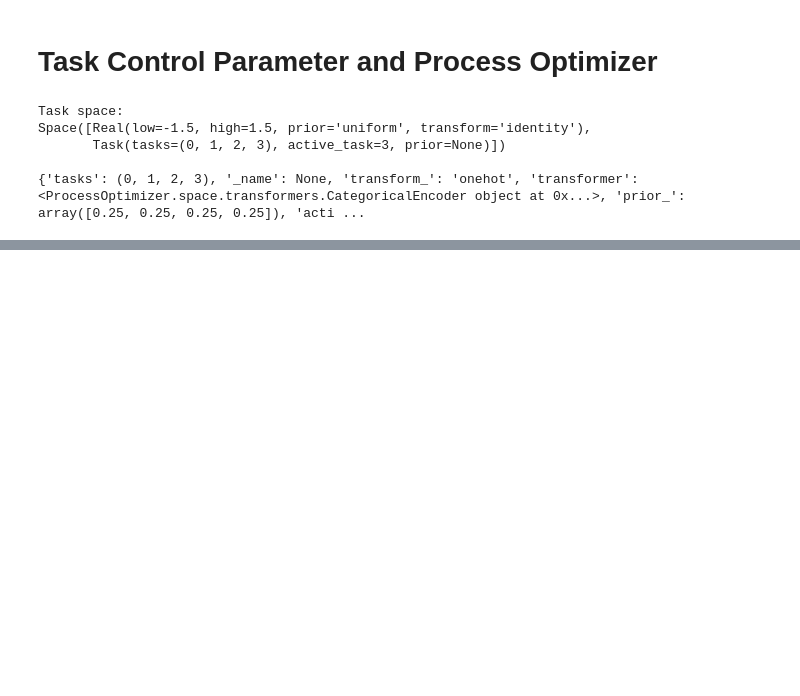
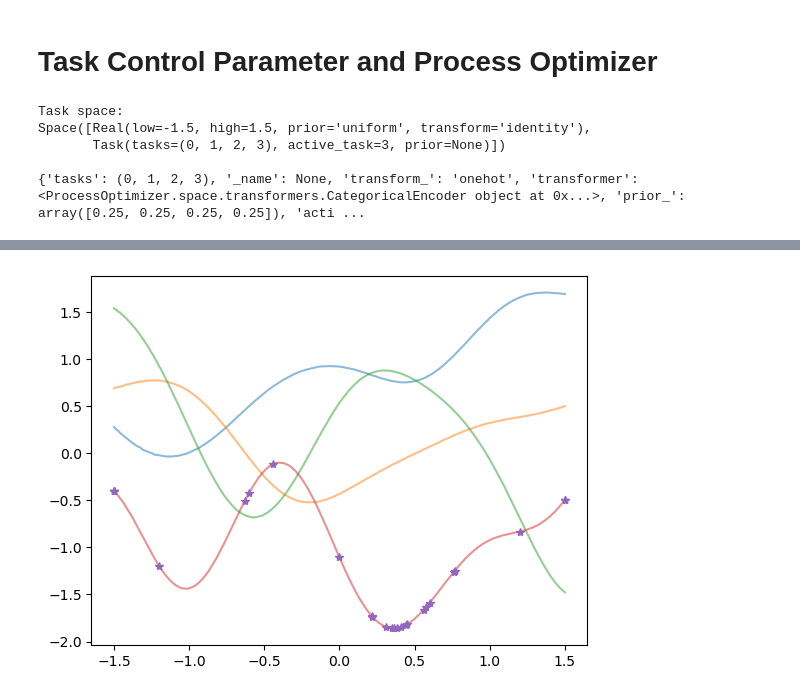
Before and after one commit to novonordisk-research/ProcessOptimizer, a Jupyter notebook: examples/GP_Experiment_Model_System.ipynb, the cells around one changed output, grey strips where cells are left out. Cells and saved outputs as stored; diff of their text form; code cells hidden in the pictures; blank space fills up the shorter version.

```diff
--- a/examples/GP_Experiment_Model_System.ipynb
+++ b/examples/GP_Experiment_Model_System.ipynb
@@ -377,0 +417,20 @@ opt.ask(n_points = 10)
+# %%
+opt3 = Optimizer(
+    dimensions=task_space,
+    base_estimator="GP",
+    n_initial_points=5,
+    acq_func='EI',
+    acq_optimizer="sampling",
+    n_objectives=1)
+print(task_space)
+gp3 = gp_benchmark.GPExperiment(-1.5, 1.5, 4, 1.5, 0.5)
+print('min: %s'%(gp3.min[active_task_]))
+
+path = {}
+
+for idx_ in range(25):
+    next = opt3.ask()
+    f_val = gp3.score(next[0])
+    opt3.tell(next, f_val[active_task_])
+    path[idx_] = [next, f_val]
+    print('%s: %s'%(idx_, path[idx_]))
@@ -377,0 +455,6 @@ opt.ask(n_points = 10)
+# %%
+import matplotlib.pyplot as plt
+plt.plot(gp3.domain, gp3.f_values, alpha=0.5);
+plt.plot([val[0][0] for _, val in path.items()], [val[1][active_task_] for _, val in path.items()], '*');
+# %% [output]
+[figure, added]
```
Also changed, not shown: parts of 19 cells of this notebook, 10 other files.
